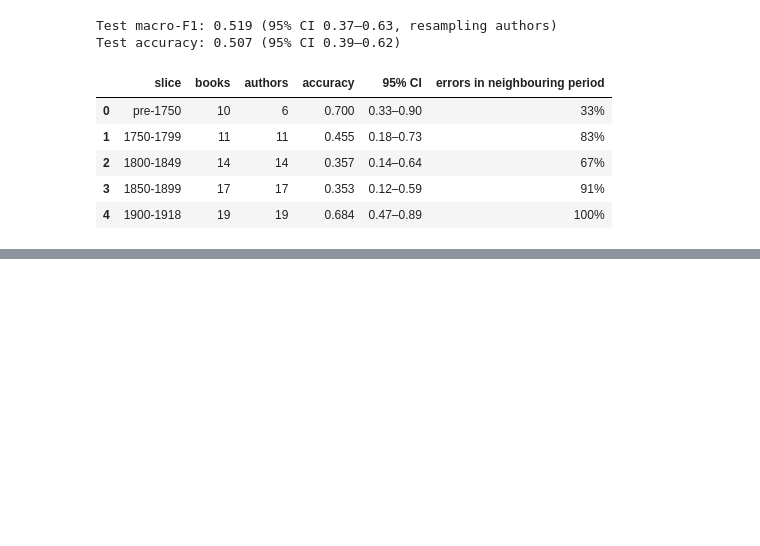
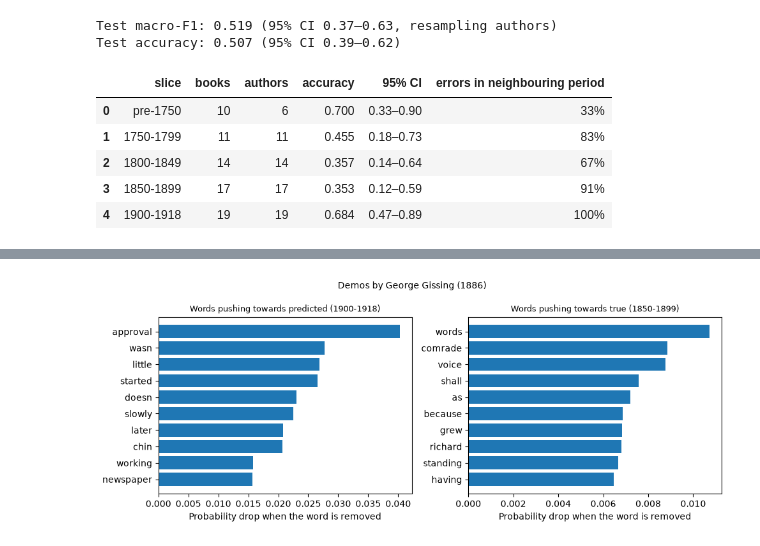
Before and after one commit to JamFog/Machine-Learning-Project, a Jupyter notebook: notebooks/06_errors_interpretation.ipynb, the cells around one changed output, grey strips where cells are left out. Saved outputs shown, nothing was run; the diff lists cells and outputs as text; code cells hidden in the pictures; blank space fills up the shorter version.

```diff
--- a/notebooks/06_errors_interpretation.ipynb
+++ b/notebooks/06_errors_interpretation.ipynb
@@ -203,0 +359,24 @@ Test accuracy: 0.507 (95% CI 0.39–0.62)
+# %%
+wrong = test[(test["period"] == "1850-1899") & (test["pred"] == "1900-1918")]
+book = (wrong if len(wrong) else test[test["error_size"] > 0]).sort_values("id").iloc[0]
+
+vec, clf = final_model[0], final_model[-1]
+classes = list(clf.classes_)
+x = vec.transform([book["excerpt"]])
+p = clf.predict_proba(x)[0]
+print(f"{book['title']} ({book['publication_date']}): true {book['period']}, predicted {book['pred']}")
+print("Predicted probabilities:", {c: round(v, 2) for c, v in zip(classes, p)})
+
+present = x.nonzero()[1]
+X_rep = np.repeat(x.toarray(), len(present), axis=0)
+X_rep[np.arange(len(present)), present] = 0  # each row: the book with one word removed
+p_rep = clf.predict_proba(X_rep)
+i_pred, i_true = classes.index(book["pred"]), classes.index(book["period"])
+effects = pd.DataFrame({
+    "word": vec.get_feature_names_out()[present],
+    "towards_predicted": p[i_pred] - p_rep[:, i_pred],
+    "towards_true": p[i_true] - p_rep[:, i_true],
+})
+print(f"{len(present)} vocabulary words in this excerpt")
+pd.concat([effects.nlargest(10, "towards_predicted").reset_index(drop=True).add_suffix(" (pred)"),
+           effects.nlargest(10, "towards_true").reset_index(drop=True).add_suffix(" (true)")], axis=1).round(3)
@@ -203,0 +398,14 @@ Test accuracy: 0.507 (95% CI 0.39–0.62)
+# %%
+fig, axes = plt.subplots(1, 2, figsize=(10, 4))
+for ax, col, label in [(axes[0], "towards_predicted", f"towards predicted ({book['pred']})"),
+                       (axes[1], "towards_true", f"towards true ({book['period']})")]:
+    t = effects.nlargest(10, col).iloc[::-1]
+    ax.barh(t["word"], t[col])
+    ax.set_xlabel("Probability drop when the word is removed")
+    ax.set_title(f"Words pushing {label}", fontsize=9)
+plt.suptitle(f"{book['title']} ({book['publication_date']})", fontsize=10)
+plt.tight_layout()
+plt.savefig(config.FIGURES_DIR / "local_explanation_example.png", dpi=150)
+plt.show()
+# %% [output]
+[figure, added]
```
Also changed, not shown: parts of 18 cells of this notebook, 7 other files.
